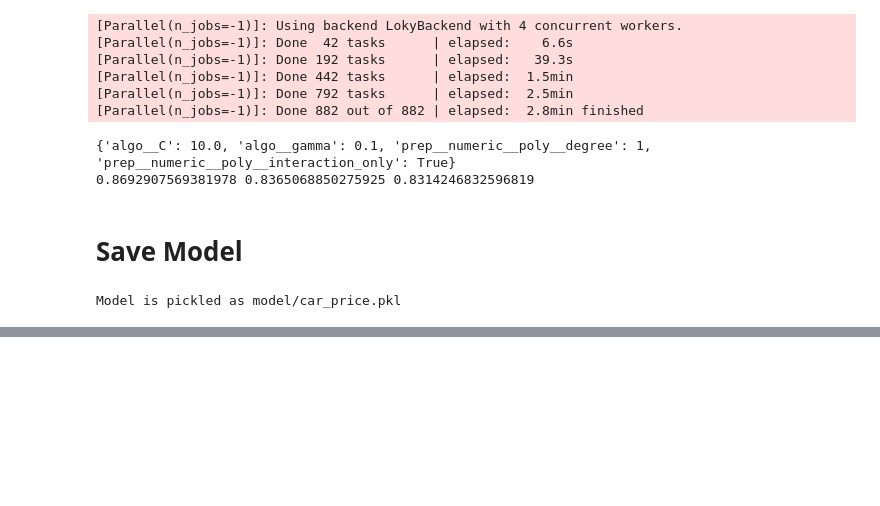
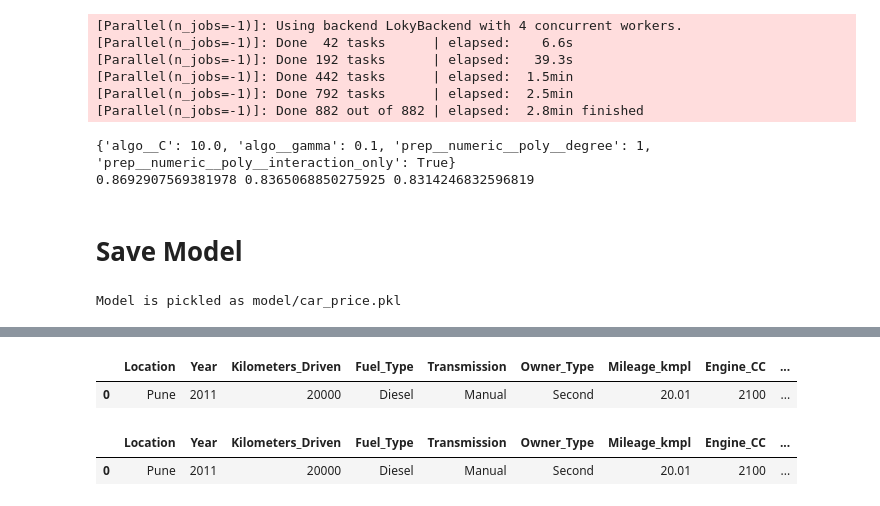
Before and after one commit to Damianus04/data-science-eml, a Jupyter notebook: a Supervised Learning/05 - SVM/Part 2 - Support Vector Regression - Car Price.ipynb, the cells around one changed output, grey strips where cells are left out. Drawn from its saved outputs; the diff is of its cells as text; code cells hidden in the pictures; blank space fills up the shorter version.

```diff
--- a/a Supervised Learning/05 - SVM/Part 2 - Support Vector Regression - Car Price.ipynb
+++ b/a Supervised Learning/05 - SVM/Part 2 - Support Vector Regression - Car Price.ipynb
@@ -225,5 +229,9 @@ Fitting 3 folds for each of 294 candidates, totalling 882 fits
 save_model(model.best_estimator_, "car_price.pkl")
 # %% [output]
 Model is pickled as model/car_price.pkl
+# %%
+new_data =[
+    ['Pune', 2011, 20000, 'Diesel', 'Manual', 'Second', 20.01, 2100, 130, 4.0]
+]
 # %%
 loaded_model = load_model('model/car_price.pkl')
@@ -249,0 +238,12 @@ Pipeline(memory=None,
+# %%
+X_pred = pd.DataFrame(new_data, columns=X.columns)
+X_pred
+# %% [output]
+|  | Location | Year | Kilometers_Driven | Fuel_Type | Transmission | Owner_Type | Mileage_kmpl | Engine_CC | ... |
+| 0 | Pune | 2011 | 20000 | Diesel | Manual | Second | 20.01 | 2100 | ... |
+# %%
+X_pred["Price"] = model.predict(X_pred)
+X_pred
+# %% [output]
+|  | Location | Year | Kilometers_Driven | Fuel_Type | Transmission | Owner_Type | Mileage_kmpl | Engine_CC | ... |
+| 0 | Pune | 2011 | 20000 | Diesel | Manual | Second | 20.01 | 2100 | ... |
```
Also changed, not shown: parts of 2 cells of this notebook, 2 other files.
